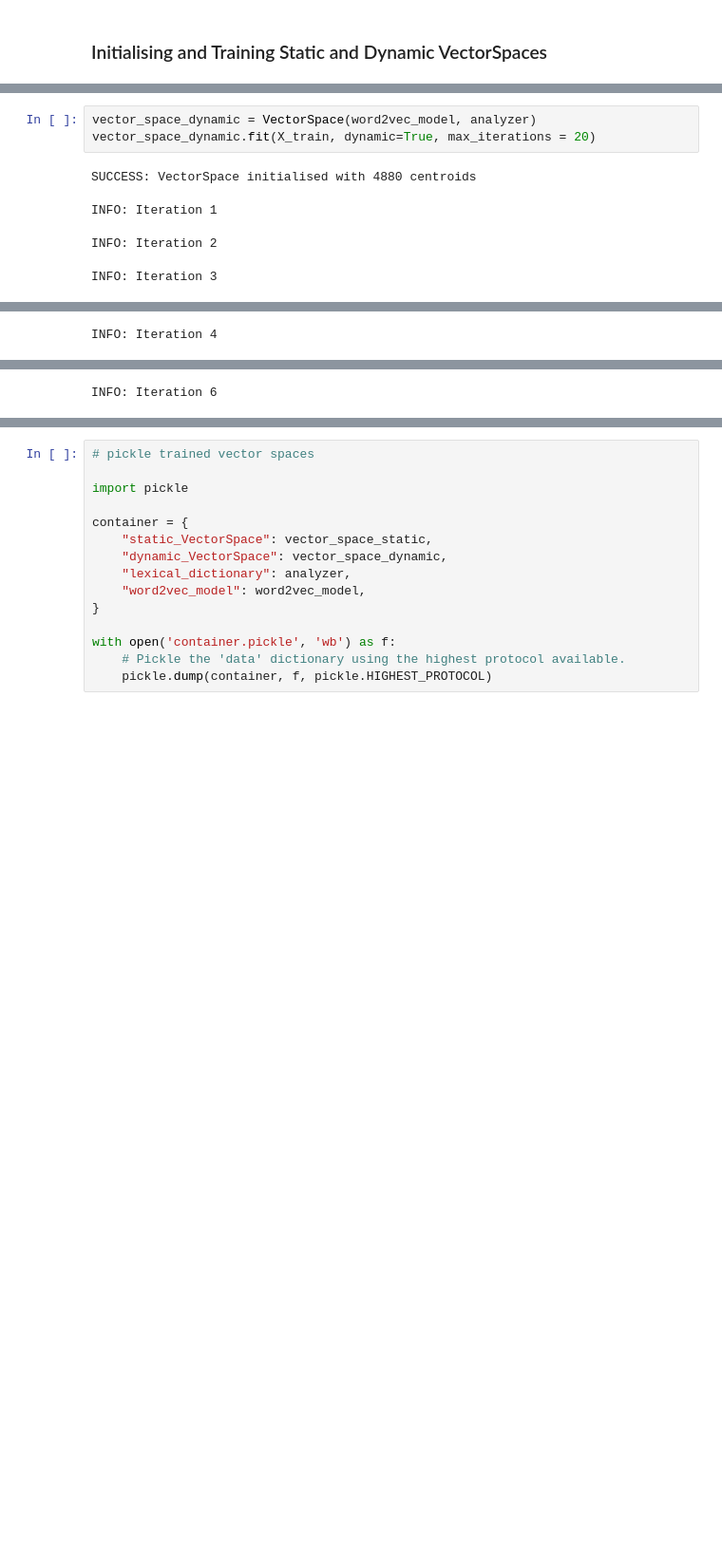
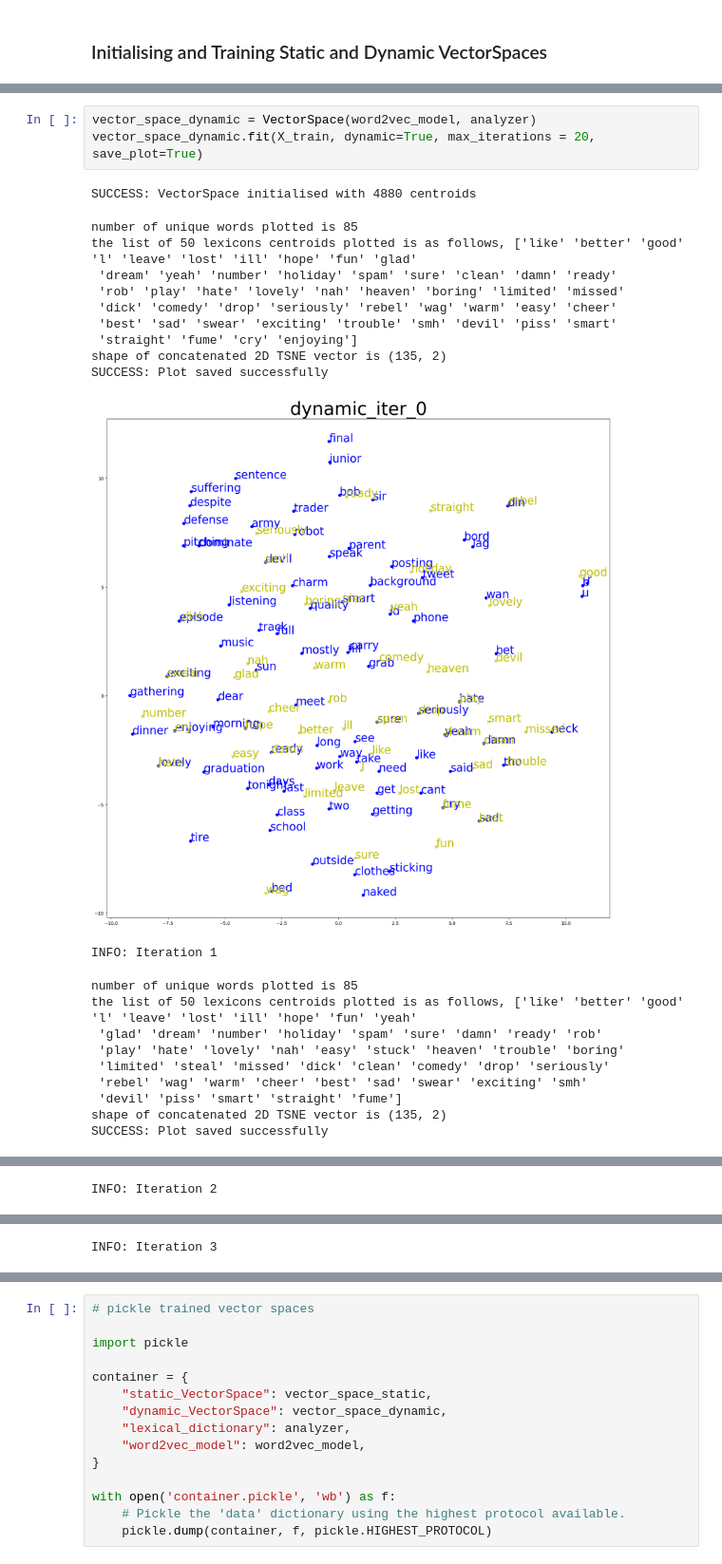
Before and after one commit to edologgerbird/context-capturing-clustering, a Jupyter notebook: final_project.ipynb, the cells around one changed output, grey strips where cells are left out. Shown at 95% size. Cells and saved outputs as stored; diff of their text form; blank space fills up the shorter version.

```diff
--- a/final_project.ipynb
+++ b/final_project.ipynb
@@ -662,8 +741,25 @@ True
 # %%
 vector_space_dynamic = VectorSpace(word2vec_model, analyzer)
-vector_space_dynamic.fit(X_train, dynamic=True, max_iterations = 20)
+vector_space_dynamic.fit(X_train, dynamic=True, max_iterations = 20, save_plot=True)
 # %% [output]
 SUCCESS: VectorSpace initialised with 4880 centroids
-INFO: Iteration 1
+number of unique words plotted is 85
+the list of 50 lexicons centroids plotted is as follows, ['like' 'better' 'good' 'l' 'leave' 'lost' 'ill' 'hope' 'fun' 'glad'
+ 'dream' 'yeah' 'number' 'holiday' 'spam' 'sure' 'clean' 'damn' 'ready'
+ 'rob' 'play' 'hate' 'lovely' 'nah' 'heaven' 'boring' 'limited' 'missed'
+ 'dick' 'comedy' 'drop' 'seriously' 'rebel' 'wag' 'warm' 'easy' 'cheer'
+ 'best' 'sad' 'swear' 'exciting' 'trouble' 'smh' 'devil' 'piss' 'smart'
+ 'straight' 'fume' 'cry' 'enjoying']
+shape of concatenated 2D TSNE vector is (135, 2)
+SUCCESS: Plot saved successfully
+[figure, added]
-INFO: Iteration 2
+INFO: Iteration 1
-INFO: Iteration 3
+number of unique words plotted is 85
+the list of 50 lexicons centroids plotted is as follows, ['like' 'better' 'good' 'l' 'leave' 'lost' 'ill' 'hope' 'fun' 'yeah'
+ 'glad' 'dream' 'number' 'holiday' 'spam' 'sure' 'damn' 'ready' 'rob'
+ 'play' 'hate' 'lovely' 'nah' 'easy' 'stuck' 'heaven' 'trouble' 'boring'
+ 'limited' 'steal' 'missed' 'dick' 'clean' 'comedy' 'drop' 'seriously'
+ 'rebel' 'wag' 'warm' 'cheer' 'best' 'sad' 'swear' 'exciting' 'smh'
+ 'devil' 'piss' 'smart' 'straight' 'fume']
+shape of concatenated 2D TSNE vector is (135, 2)
+SUCCESS: Plot saved successfully
@@ -670 +767 @@ INFO: Iteration 3
-INFO: Iteration 4
+INFO: Iteration 2
@@ -672 +778 @@ INFO: Iteration 5
-INFO: Iteration 6
+INFO: Iteration 3
```
Also changed, not shown: parts of 13 cells of this notebook, 6 other files.
